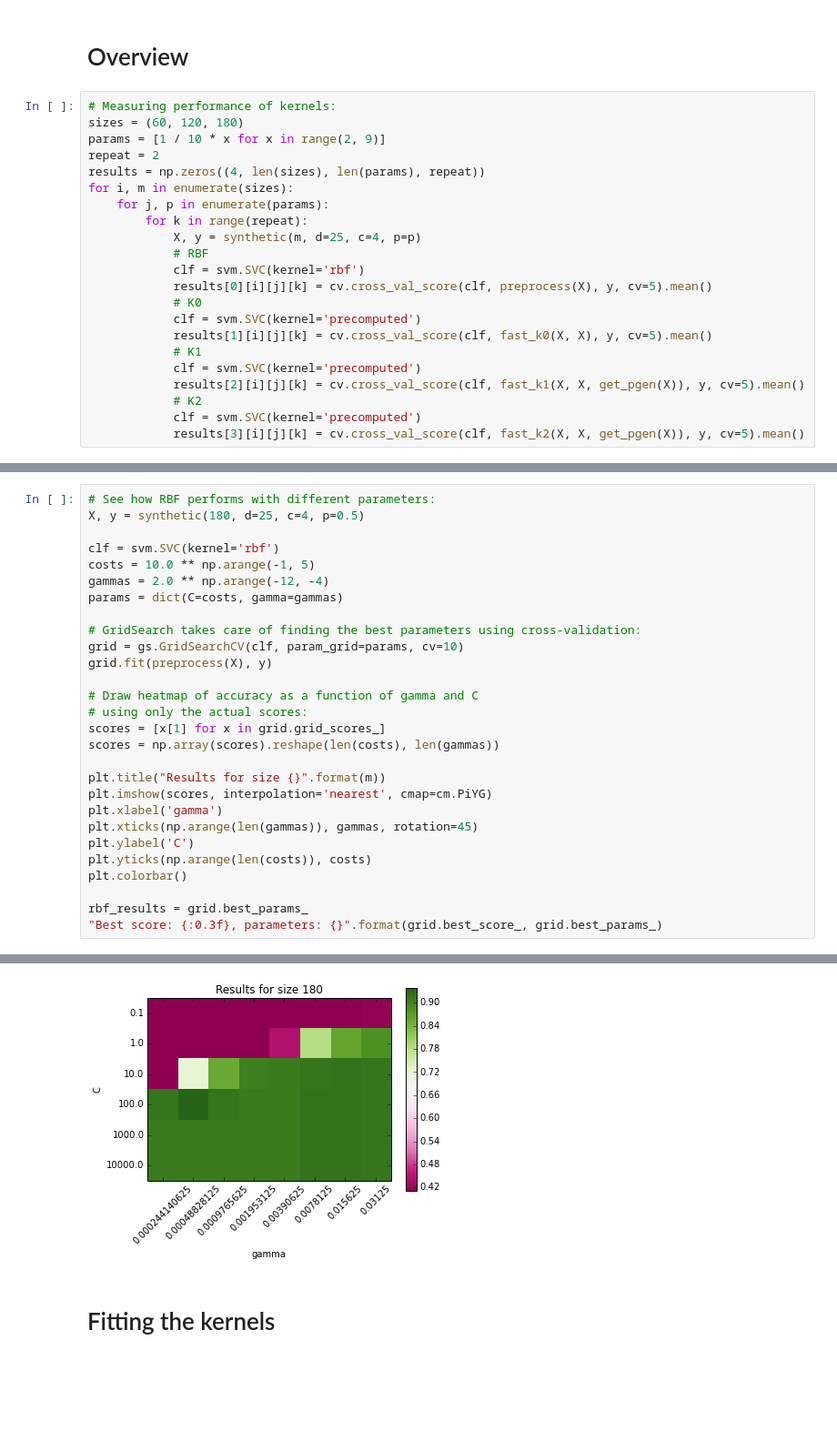
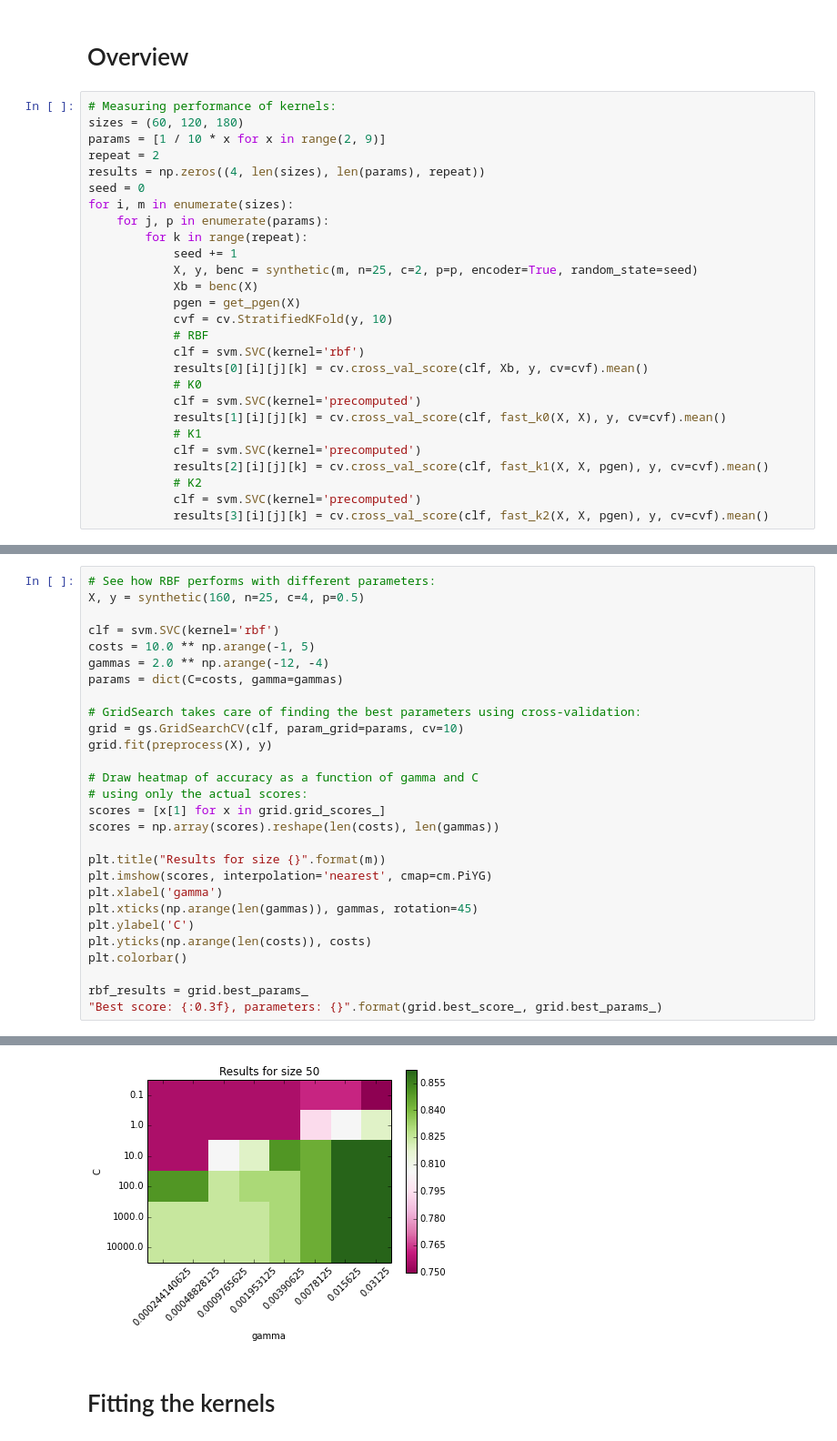
Before and after one commit to 4kxz/categorical-kernels, a Jupyter notebook: Kernels - Performance on Synthetic.ipynb, the cells around one changed output, grey strips where cells are left out. Shown at 91% size. Cells and saved outputs as stored; diff of their text form; blank space fills up the shorter version.

```diff
--- a/Kernels - Performance on Synthetic.ipynb
+++ b/Kernels - Performance on Synthetic.ipynb
@@ -14,22 +14,27 @@ sizes = (60, 120, 180)
 params = [1 / 10 * x for x in range(2, 9)]
 repeat = 2
 results = np.zeros((4, len(sizes), len(params), repeat))
+seed = 0
 for i, m in enumerate(sizes):
     for j, p in enumerate(params):
         for k in range(repeat):
-            X, y = synthetic(m, d=25, c=4, p=p)
+            seed += 1
+            X, y, benc = synthetic(m, n=25, c=2, p=p, encoder=True, random_state=seed)
+            Xb = benc(X)
+            pgen = get_pgen(X)
+            cvf = cv.StratifiedKFold(y, 10)
             # RBF
             clf = svm.SVC(kernel='rbf')
-            results[0][i][j][k] = cv.cross_val_score(clf, preprocess(X), y, cv=5).mean()
+            results[0][i][j][k] = cv.cross_val_score(clf, Xb, y, cv=cvf).mean()
             # K0
             clf = svm.SVC(kernel='precomputed')
-            results[1][i][j][k] = cv.cross_val_score(clf, fast_k0(X, X), y, cv=5).mean()
+            results[1][i][j][k] = cv.cross_val_score(clf, fast_k0(X, X), y, cv=cvf).mean()
             # K1
             clf = svm.SVC(kernel='precomputed')
-            results[2][i][j][k] = cv.cross_val_score(clf, fast_k1(X, X, get_pgen(X)), y, cv=5).mean()
+            results[2][i][j][k] = cv.cross_val_score(clf, fast_k1(X, X, pgen), y, cv=cvf).mean()
             # K2
             clf = svm.SVC(kernel='precomputed')
-            results[3][i][j][k] = cv.cross_val_score(clf, fast_k2(X, X, get_pgen(X)), y, cv=5).mean()
+            results[3][i][j][k] = cv.cross_val_score(clf, fast_k2(X, X, pgen), y, cv=cvf).mean()
 # %%
 # Plot comparison of the various kernels:
 figure(figsize=(12, 4), dpi=150)
@@ -49,6 +54,6 @@ for i, n in enumerate(sizes):
 # %%
 # See how RBF performs with different parameters:
-X, y = synthetic(180, d=25, c=4, p=0.5)
+X, y = synthetic(160, n=25, c=4, p=0.5)
 
 clf = svm.SVC(kernel='rbf')
 costs = 10.0 ** np.arange(-1, 5)
@@ -79,4 +84,4 @@ rbf_results = grid.best_params_
-[figure, old version]
+[figure, new version]
 # %% [markdown]
 # Fitting the kernels
 # %%
```
Also changed, not shown: parts of 11 cells of this notebook, 4 other files.
